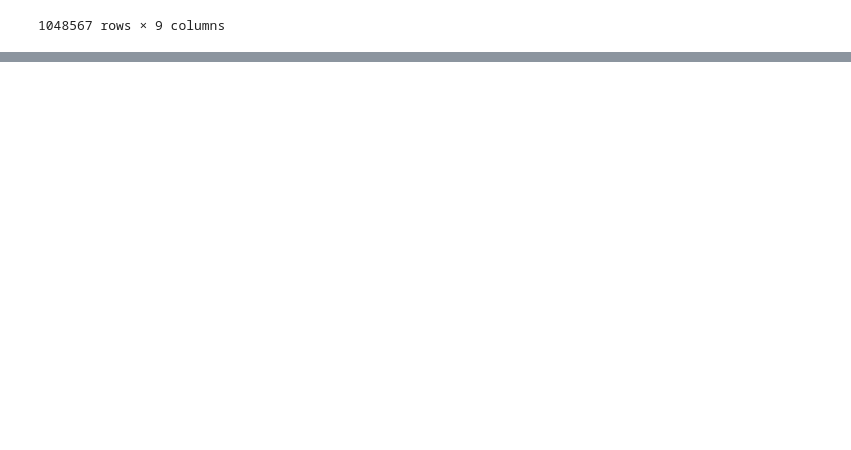
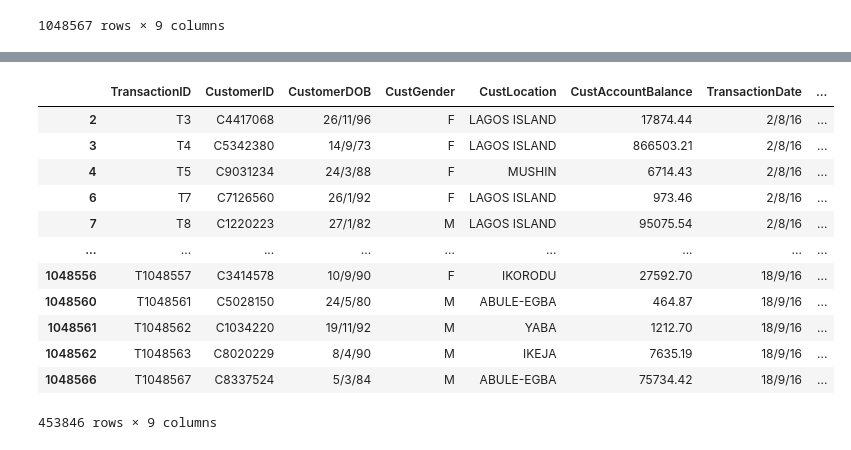
Before and after one commit to victorezealuma/bank-transaction-analysis, a Jupyter notebook: BankingDataCleaning.ipynb, the cells around one changed output, grey strips where cells are left out. Drawn from its saved outputs; the diff is of its cells as text; code cells hidden in the pictures; blank space fills up the shorter version.

```diff
--- a/BankingDataCleaning.ipynb
+++ b/BankingDataCleaning.ipynb
@@ -84,0 +92,18 @@ df
+# %%
+specific_location = ['LAGOS ISLAND', 'IKEJA', 'YABA', 'IKORODU','LEKKI','ABULE-EGBA', 'MUSHIN']
+
+df[df['CustLocation'].isin(specific_location)]
+# %% [output]
+|  | TransactionID | CustomerID | CustomerDOB | CustGender | CustLocation | CustAccountBalance | TransactionDate | ... |
+| 2 | T3 | C4417068 | 26/11/96 | F | LAGOS ISLAND | 17874.44 | 2/8/16 | ... |
+| 3 | T4 | C5342380 | 14/9/73 | F | LAGOS ISLAND | 866503.21 | 2/8/16 | ... |
+| 4 | T5 | C9031234 | 24/3/88 | F | MUSHIN | 6714.43 | 2/8/16 | ... |
+| 6 | T7 | C7126560 | 26/1/92 | F | LAGOS ISLAND | 973.46 | 2/8/16 | ... |
+| 7 | T8 | C1220223 | 27/1/82 | M | LAGOS ISLAND | 95075.54 | 2/8/16 | ... |
+| ... | ... | ... | ... | ... | ... | ... | ... | ... |
+| 1048556 | T1048557 | C3414578 | 10/9/90 | F | IKORODU | 27592.70 | 18/9/16 | ... |
+| 1048560 | T1048561 | C5028150 | 24/5/80 | M | ABULE-EGBA | 464.87 | 18/9/16 | ... |
+| 1048561 | T1048562 | C1034220 | 19/11/92 | M | YABA | 1212.70 | 18/9/16 | ... |
+| 1048562 | T1048563 | C8020229 | 8/4/90 | M | IKEJA | 7635.19 | 18/9/16 | ... |
+| 1048566 | T1048567 | C8337524 | 5/3/84 | M | ABULE-EGBA | 75734.42 | 18/9/16 | ... |
+453846 rows × 9 columns
```
Also changed, not shown: parts of 4 cells of this notebook.
